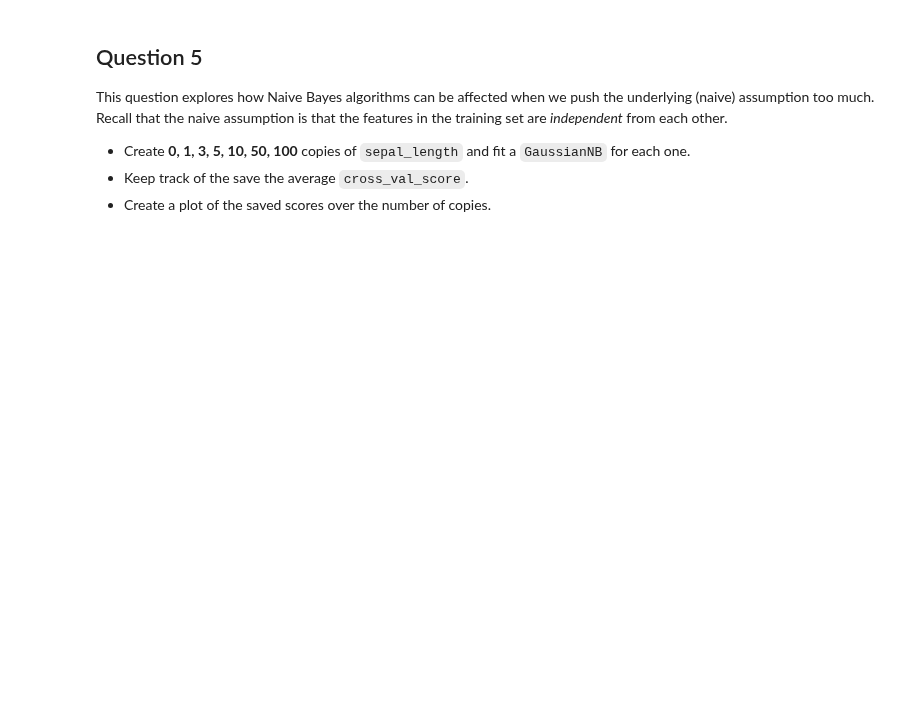
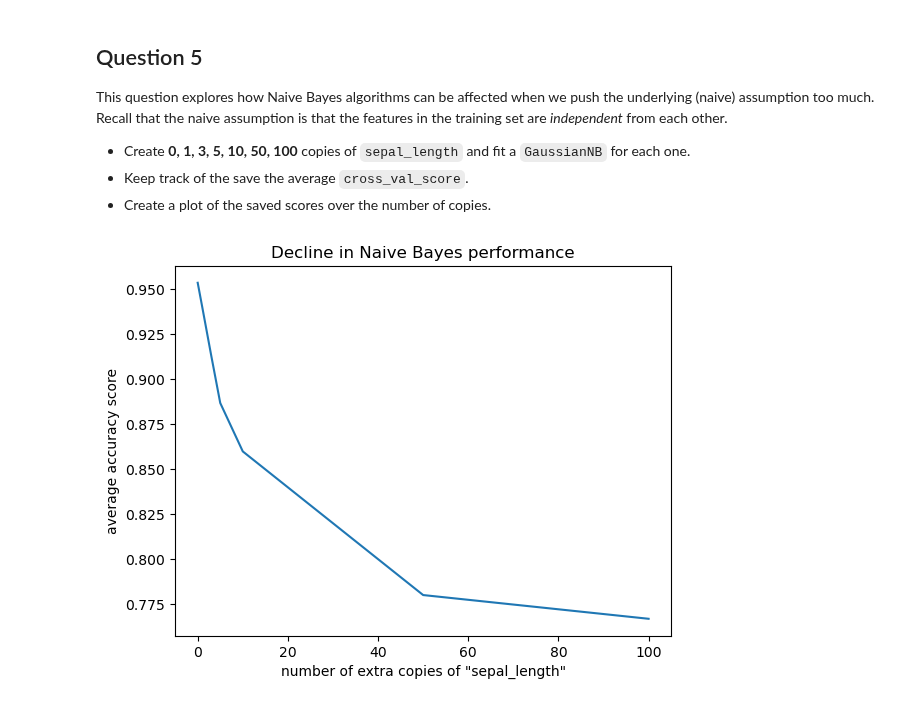
Before and after one commit to marcotulio956/smart.algoAI, a Jupyter notebook: bayes/Naive_Bayes_HW.ipynb, the cells around one changed output. Saved outputs shown, nothing was run; the diff lists cells and outputs as text; code cells hidden in the pictures; blank space fills up the shorter version.

Commit message:
naive bayes classifier

```diff
--- a/bayes/Naive_Bayes_HW.ipynb
+++ b/bayes/Naive_Bayes_HW.ipynb
@@ -21,7 +20,7 @@ data_path = ['data']
 import pandas as pd
 import numpy as np
 #The filepath is dependent on the data_path set in the previous cell
-filepath = os.sep.join(data_path + ['Iris_Data.csv'])
+filepath = os.sep.join(['Iris_Data.csv'])
 data = pd.read_csv(filepath, sep=',', header=0)
 # %%
 data.dtypes
@@ -90,3 +138,22 @@ Let's see what happens when we take away the predictive features.
+# %%
+# Since the features are continuous, the right choice is GaussianNB
+from sklearn.naive_bayes import GaussianNB
+from sklearn.naive_bayes import BernoulliNB
+from sklearn.naive_bayes import MultinomialNB
+from sklearn.model_selection import cross_val_score
+X = data[data.columns[:-1]]
+y = data.species
+
+GNB = GaussianNB()
+MNB = MultinomialNB()
+BNB = BernoulliNB()
+cv_N = 4
+scores_GNB = cross_val_score(GNB, X, y, n_jobs=cv_N, cv=cv_N)
+scores_MNB = cross_val_score(MNB, X, y, n_jobs=cv_N, cv=cv_N)
+scores_BNB = cross_val_score(BNB, X, y, n_jobs=cv_N, cv=cv_N)
+print("Gaussian: " + str(np.mean(scores_GNB)))
+print("Bernoulli: " + str(np.mean(scores_BNB)))
+print("Multinomial: " + str(np.mean(scores_MNB)))
 # %% [markdown]
 Resposta esperada:
 
@@ -106,34 +175,36 @@ This question explores how Naive Bayes algorithms can be affected when we push t
 * Keep track of the save the average `cross_val_score`.
 * Create a plot of the saved scores over the number of copies.
 # %%
+data = pd.read_csv(filepath, sep=',', header=0)
+
 X = data[data.columns[:-1]]
 y = data.species
 
 n_copies = [0, 1, 3, 5, 10, 50, 100]
-
 
 def create_copies_sepal_length(X, n):
     X_new = X.copy()
     for i in range(n):
         X_new['sepal_length_copy%s' % i] = X['sepal_length']
     return X_new
 
 
 def get_cross_val_score(n):
     X_new = create_copies_sepal_length(X, n)
     scores = cross_val_score(GaussianNB(), X_new, y, cv=cv_N, n_jobs=cv_N)
     return np.mean(scores)
 
-
 avg_scores = pd.Series(
     [get_cross_val_score(n) for n in n_copies],
     index=n_copies)
 
 ax = avg_scores.plot()
 ax.set(
     xlabel='number of extra copies of "sepal_length"',
     ylabel='average accuracy score',
     title='Decline in Naive Bayes performance');
+# %% [output]
+[figure, added]
 # %% [markdown]
 Resposta esperada
 
```
Also changed, not shown: parts of 14 cells of this notebook.
